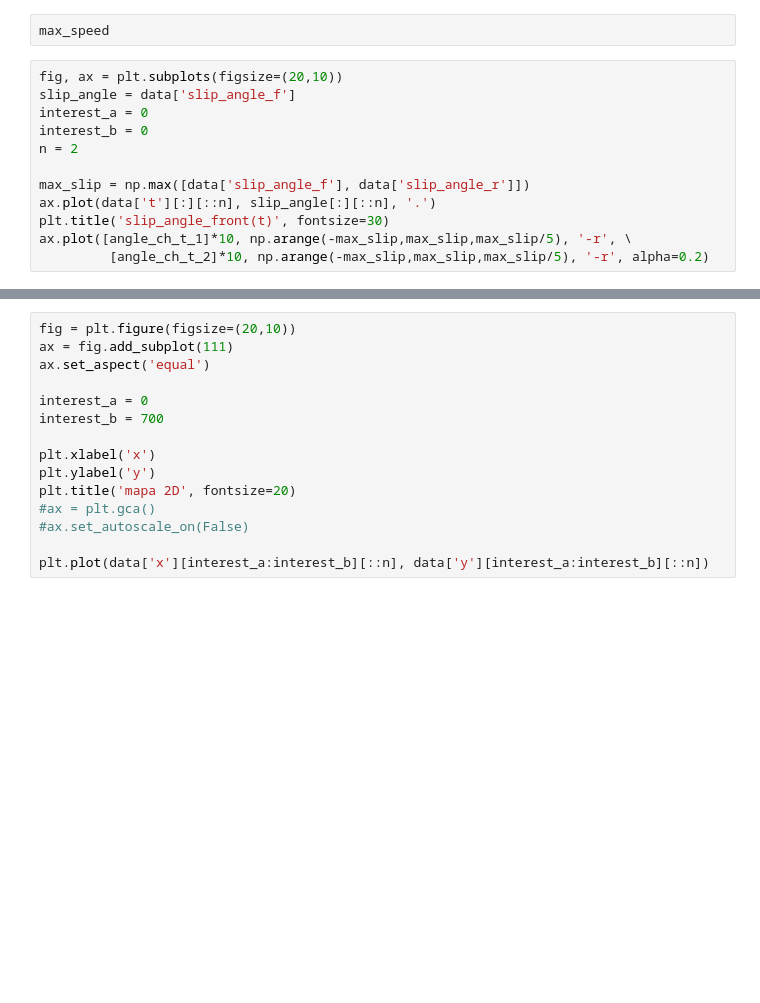
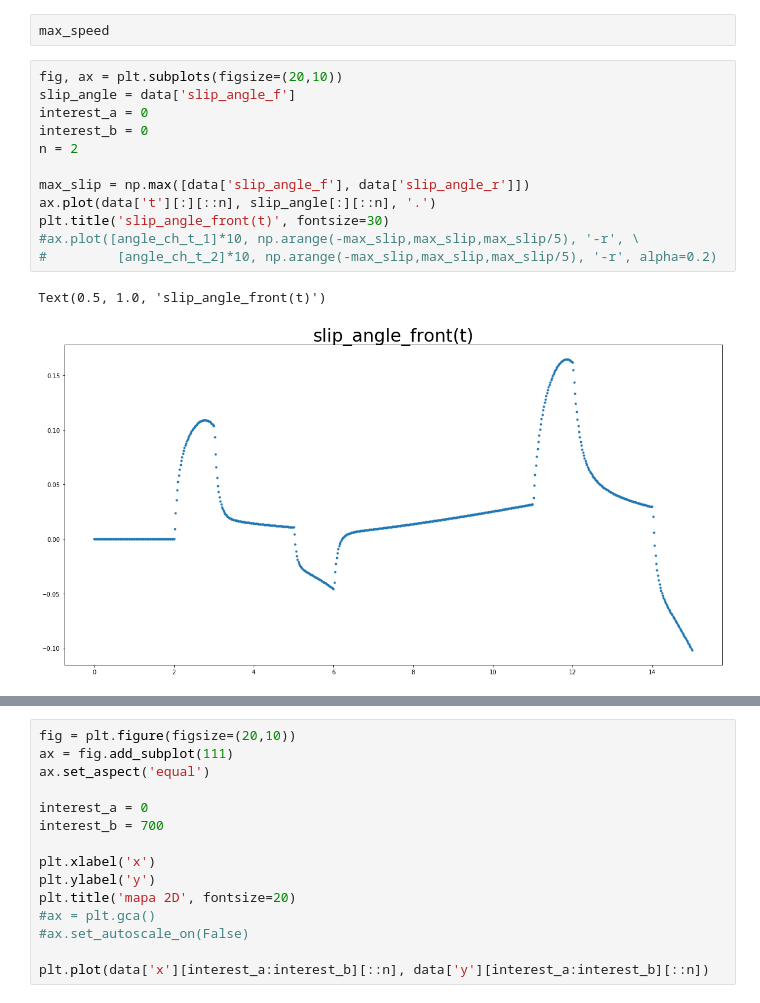
Before and after one commit to AvaRat/dynamic-model-car-simulator, a Jupyter notebook: simulator_visualization.ipynb, the cells around one changed output, grey strips where cells are left out. Saved outputs shown, nothing was run; the diff lists cells and outputs as text; blank space fills up the shorter version.

```diff
--- a/simulator_visualization.ipynb
+++ b/simulator_visualization.ipynb
@@ -140,15 +161,18 @@ max_speed
 # %%
 fig, ax = plt.subplots(figsize=(20,10))
 slip_angle = data['slip_angle_f']
 interest_a = 0
 interest_b = 0
 n = 2
 
 max_slip = np.max([data['slip_angle_f'], data['slip_angle_r']])
 ax.plot(data['t'][:][::n], slip_angle[:][::n], '.')
 plt.title('slip_angle_front(t)', fontsize=30)
-ax.plot([angle_ch_t_1]*10, np.arange(-max_slip,max_slip,max_slip/5), '-r', \
-         [angle_ch_t_2]*10, np.arange(-max_slip,max_slip,max_slip/5), '-r', alpha=0.2)
+#ax.plot([angle_ch_t_1]*10, np.arange(-max_slip,max_slip,max_slip/5), '-r', \
+#         [angle_ch_t_2]*10, np.arange(-max_slip,max_slip,max_slip/5), '-r', alpha=0.2)
+# %% [output]
+Text(0.5, 1.0, 'slip_angle_front(t)')
+[figure, added]
 # %%
 fig, ax = plt.subplots(figsize=(20,10))
 energy_data = np.sqrt(data['long_vel'][:]**2 + data['lat_vel'][:]**2)
```
Also changed, not shown: parts of 7 cells of this notebook, 3 other files.
